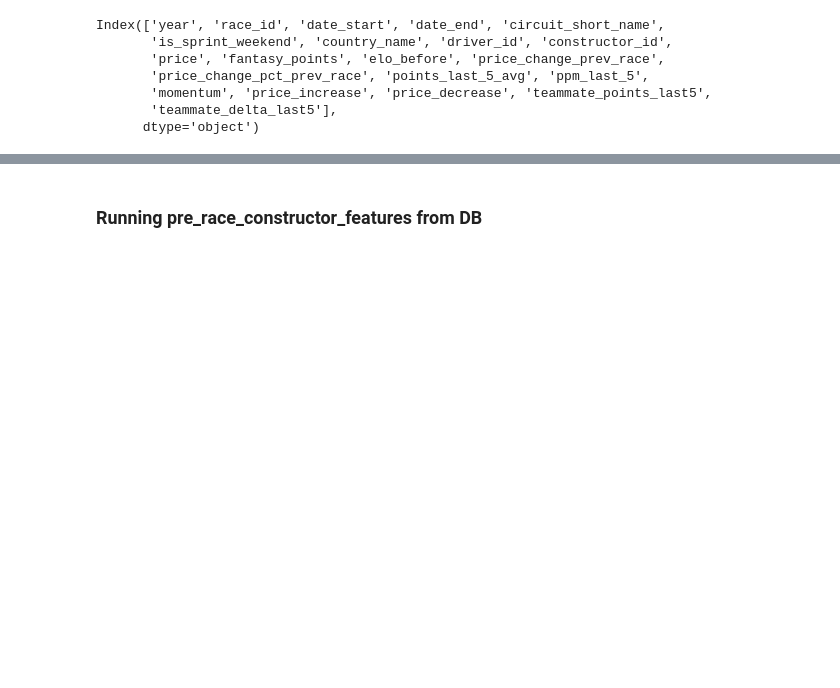
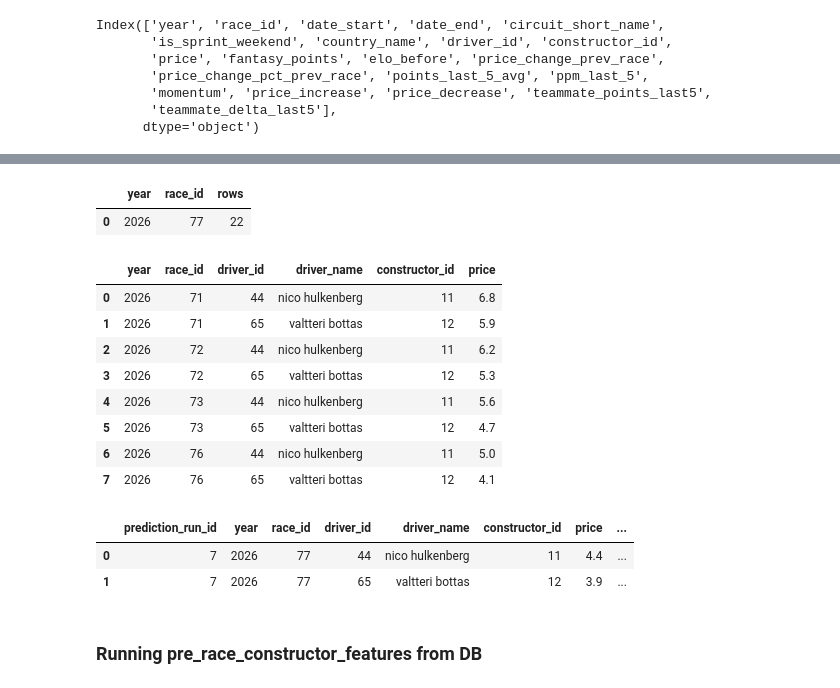
Before and after one commit to jguptil1/F1Fantasy, a Jupyter notebook: src/ingestion/database_testing.ipynb, the cells around one changed output, grey strips where cells are left out. Cells and saved outputs as stored; diff of their text form; code cells hidden in the pictures; blank space fills up the shorter version.

```diff
--- a/src/ingestion/database_testing.ipynb
+++ b/src/ingestion/database_testing.ipynb
@@ -1965,3 +2099,74 @@ Index(['year', 'race_id', 'date_start', 'date_end', 'circuit_short_name',
+# %%
+with duckdb.connect(DATABASE_PATH, read_only=True) as con:
+    df = con.execute("""
+        SELECT
+            year,
+            race_id,
+            COUNT(*) AS rows
+        FROM fact_driver_predictions
+        WHERE prediction_run_id = 5
+        GROUP BY year, race_id
+        ORDER BY race_id
+    """).df()
+
+df
+# %% [output]
+|  | year | race_id | rows |
+| 0 | 2026 | 77 | 22 |
+# %%
+with duckdb.connect(DATABASE_PATH, read_only=True) as con:
+    df = con.execute("""
+        SELECT
+            prdf.year,
+            prdf.race_id,
+            prdf.driver_id,
+            dd.driver_name,
+            prdf.constructor_id,
+            prdf.price
+        FROM pre_race_driver_features AS prdf
+        JOIN dim_driver AS dd
+            ON dd.driver_id = prdf.driver_id
+        WHERE prdf.year = 2026
+          AND dd.driver_name IN ('nico hulkenberg', 'valtteri bottas')
+        ORDER BY prdf.race_id, dd.driver_name
+    """).df()
+
+df
+# %% [output]
+|  | year | race_id | driver_id | driver_name | constructor_id | price |
+| 0 | 2026 | 71 | 44 | nico hulkenberg | 11 | 6.8 |
+| 1 | 2026 | 71 | 65 | valtteri bottas | 12 | 5.9 |
+| 2 | 2026 | 72 | 44 | nico hulkenberg | 11 | 6.2 |
+| 3 | 2026 | 72 | 65 | valtteri bottas | 12 | 5.3 |
+| 4 | 2026 | 73 | 44 | nico hulkenberg | 11 | 5.6 |
+| 5 | 2026 | 73 | 65 | valtteri bottas | 12 | 4.7 |
+| 6 | 2026 | 76 | 44 | nico hulkenberg | 11 | 5.0 |
+| 7 | 2026 | 76 | 65 | valtteri bottas | 12 | 4.1 |
+# %%
+with duckdb.connect(DATABASE_PATH, read_only=True) as con:
+    df = con.execute("""
+        SELECT
+            p.prediction_run_id,
+            p.year,
+            p.race_id,
+            p.driver_id,
+            d.driver_name,
+            p.constructor_id,
+            p.price,
+            p.predicted_points
+        FROM fact_driver_predictions AS p
+        LEFT JOIN dim_driver AS d
+            ON p.driver_id = d.driver_id
+        WHERE p.prediction_run_id = 7
+          AND p.driver_id IN (44, 45, 65, 66)
+        ORDER BY p.driver_id
+    """).df()
+
+df
+# %% [output]
+|  | prediction_run_id | year | race_id | driver_id | driver_name | constructor_id | price | ... |
+| 0 | 7 | 2026 | 77 | 44 | nico hulkenberg | 11 | 4.4 | ... |
+| 1 | 7 | 2026 | 77 | 65 | valtteri bottas | 12 | 3.9 | ... |
 # %% [markdown]
 ### Running pre_race_constructor_features from DB
 # %%
```
Also changed, not shown: parts of 13 cells of this notebook, 7 other files.
